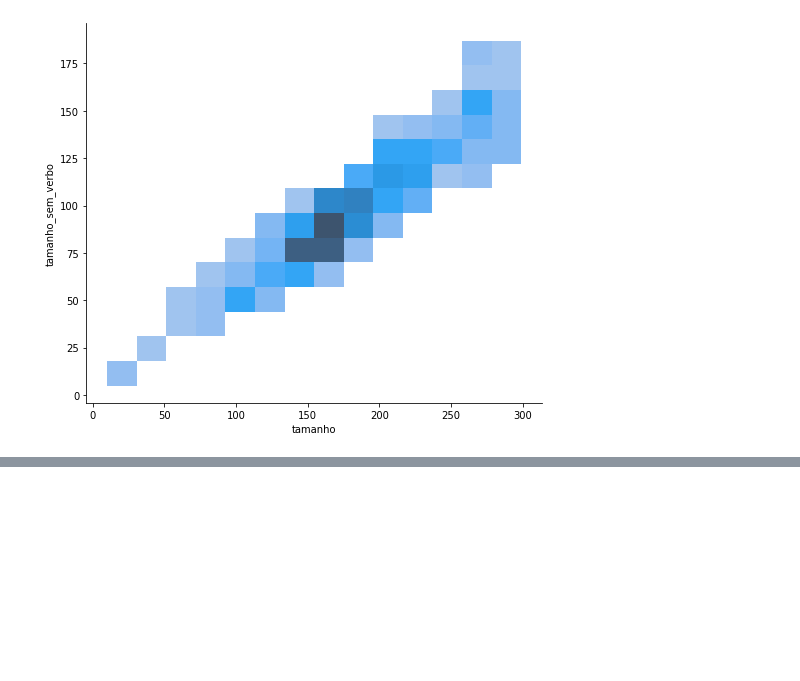
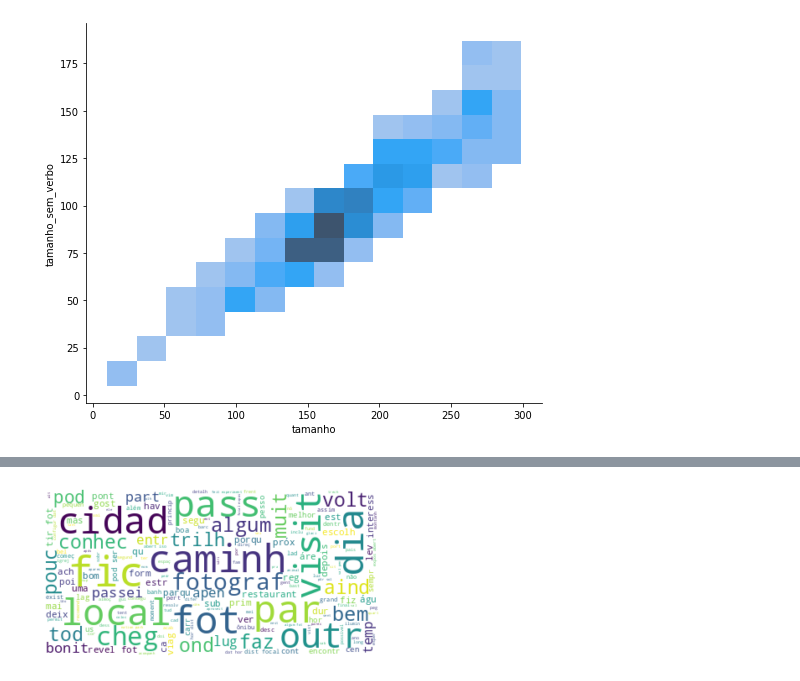
Before and after one commit to heldergr/tcc-pucmg-2, a Jupyter notebook: src/python/notebooks/analise-palavras-fontes-dados.ipynb, the cells around one changed output, grey strips where cells are left out. Saved outputs shown, nothing was run; the diff lists cells and outputs as text; code cells hidden in the pictures; blank space fills up the shorter version.

```diff
--- a/src/python/notebooks/analise-palavras-fontes-dados.ipynb
+++ b/src/python/notebooks/analise-palavras-fontes-dados.ipynb
@@ -111,0 +227,5 @@ sns.displot(limitado, x='tamanho_sem_verbo', kind='hist', aspect=1.2)
+# %%
+texto_unico = obter_texto_unico(informacoes_fonte_de_dados, 'documento')
+gerar_nuvem_palavras(texto_unico)
+# %% [output]
+[figure, added]
```
Also changed, not shown: parts of 30 cells of this notebook, 1 other file.
